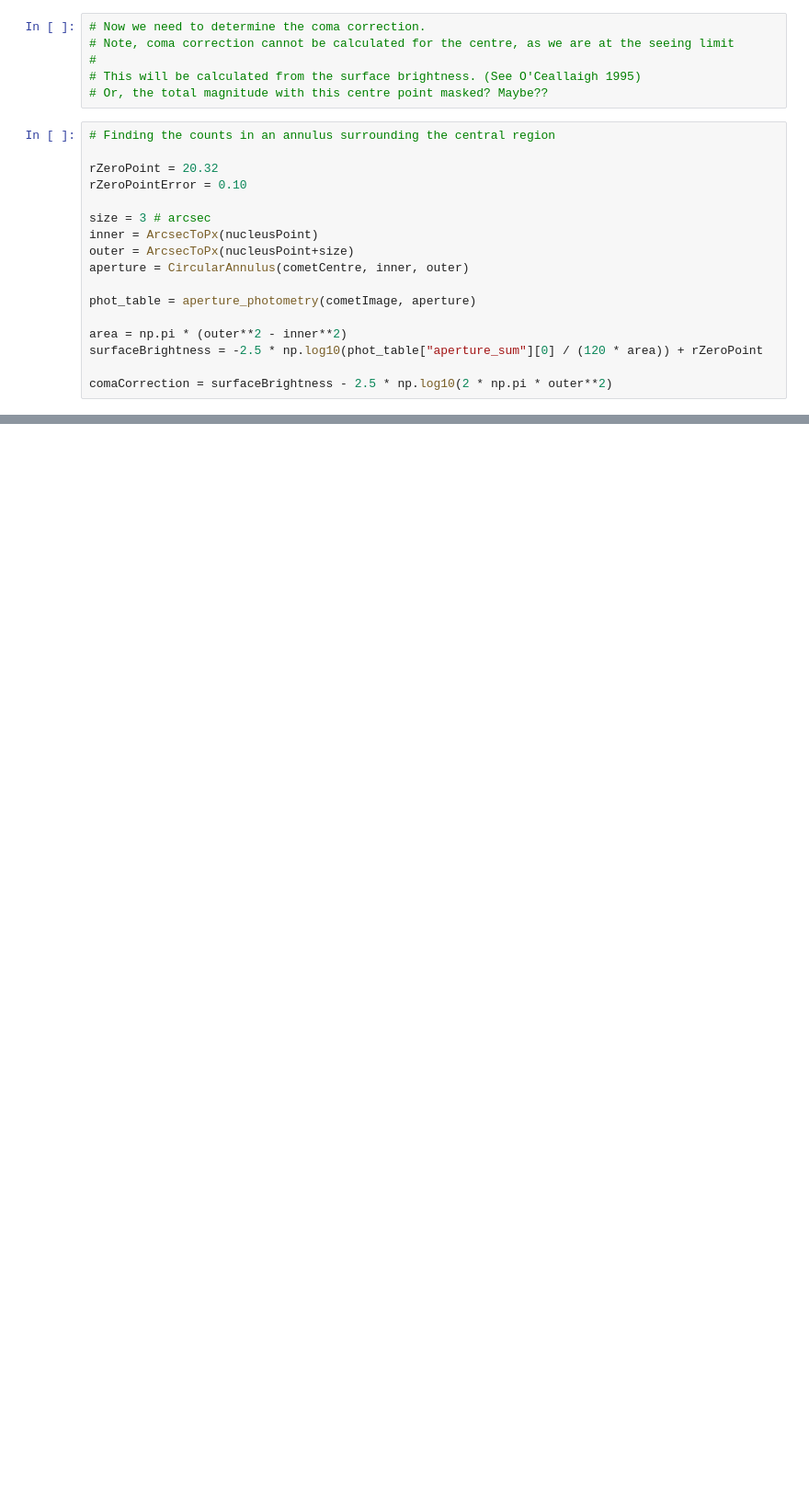
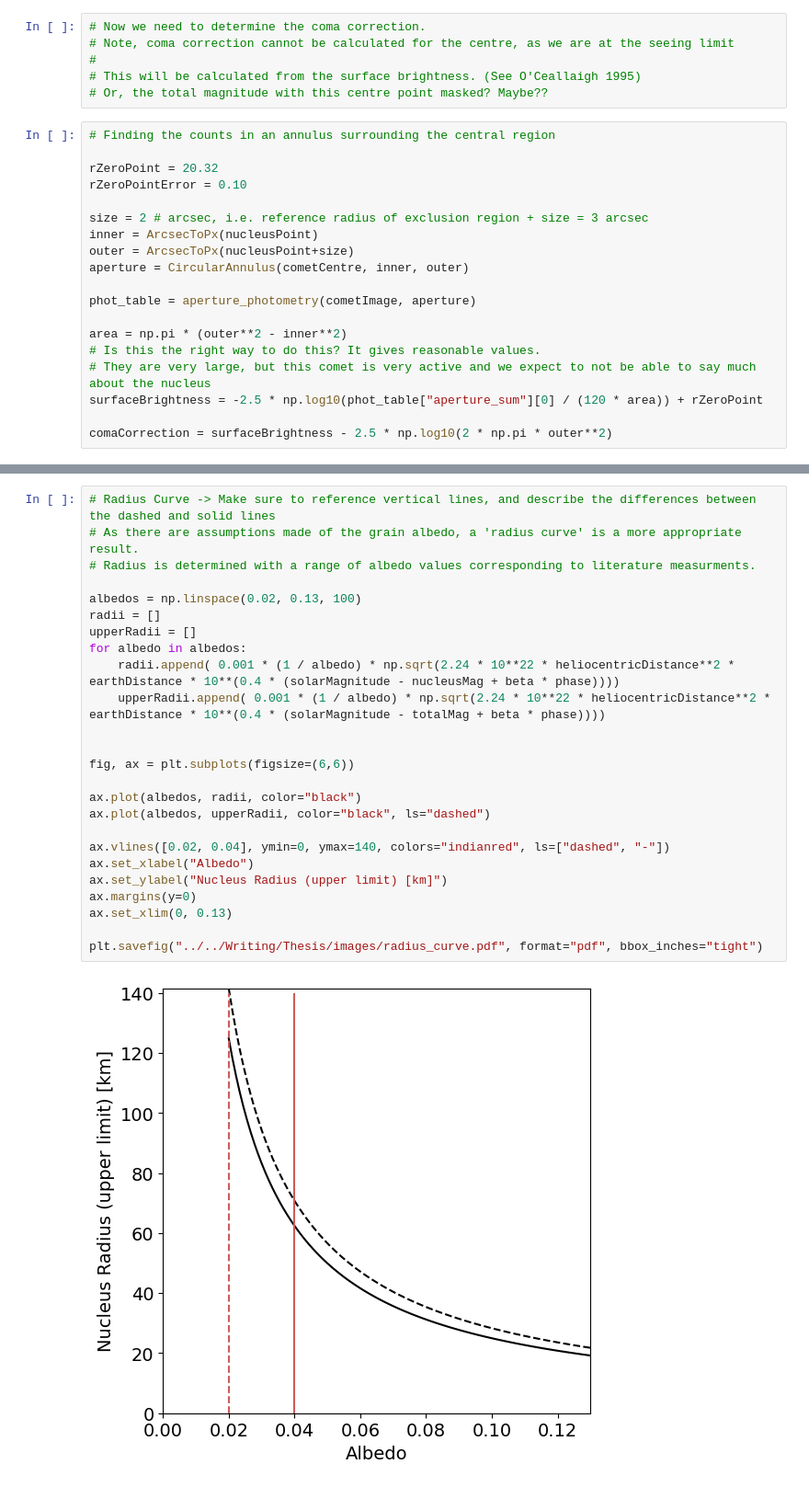
Before and after one commit to daraghhollman/Comet62P-Tsuchinshan, a Jupyter notebook: Scripts/nucleusRadius.ipynb, the cells around one changed output, grey strips where cells are left out. Shown at 92% size. Drawn from its saved outputs; the diff is of its cells as text; blank space fills up the shorter version.

```diff
--- a/Scripts/nucleusRadius.ipynb
+++ b/Scripts/nucleusRadius.ipynb
@@ -135,7 +131,7 @@ plt.legend()
 rZeroPoint = 20.32
 rZeroPointError = 0.10
 
-size = 3 # arcsec
+size = 2 # arcsec, i.e. reference radius of exclusion region + size = 3 arcsec
 inner = ArcsecToPx(nucleusPoint)
 outer = ArcsecToPx(nucleusPoint+size)
 aperture = CircularAnnulus(cometCentre, inner, outer)
@@ -143,6 +139,8 @@ aperture = CircularAnnulus(cometCentre, inner, outer)
 phot_table = aperture_photometry(cometImage, aperture)
 
 area = np.pi * (outer**2 - inner**2)
+# Is this the right way to do this? It gives reasonable values.
+# They are very large, but this comet is very active and we expect to not be able to say much about the nucleus
 surfaceBrightness = -2.5 * np.log10(phot_table["aperture_sum"][0] / (120 * area)) + rZeroPoint
 
 comaCorrection = surfaceBrightness - 2.5 * np.log10(2 * np.pi * outer**2)
@@ -179,0 +178,27 @@ print(radius / 1000) # km
+# %%
+# Radius Curve -> Make sure to reference vertical lines, and describe the differences between the dashed and solid lines
+# As there are assumptions made of the grain albedo, a 'radius curve' is a more appropriate result.
+# Radius is determined with a range of albedo values corresponding to literature measurments.
+
+albedos = np.linspace(0.02, 0.13, 100)
+radii = []
+upperRadii = []
+for albedo in albedos:
+    radii.append( 0.001 * (1 / albedo) * np.sqrt(2.24 * 10**22 * heliocentricDistance**2 * earthDistance * 10**(0.4 * (solarMagnitude - nucleusMag + beta * phase))))
+    upperRadii.append( 0.001 * (1 / albedo) * np.sqrt(2.24 * 10**22 * heliocentricDistance**2 * earthDistance * 10**(0.4 * (solarMagnitude - totalMag + beta * phase))))
+
+
+fig, ax = plt.subplots(figsize=(6,6))
+
+ax.plot(albedos, radii, color="black")
+ax.plot(albedos, upperRadii, color="black", ls="dashed")
+
+ax.vlines([0.02, 0.04], ymin=0, ymax=140, colors="indianred", ls=["dashed", "-"])
+ax.set_xlabel("Albedo")
+ax.set_ylabel("Nucleus Radius (upper limit) [km]")
+ax.margins(y=0)
+ax.set_xlim(0, 0.13)
+
+plt.savefig("../../Writing/Thesis/images/radius_curve.pdf", format="pdf", bbox_inches="tight")
+# %% [output]
+[figure, added]
```
Also changed, not shown: parts of 5 cells of this notebook, 3 other files.
